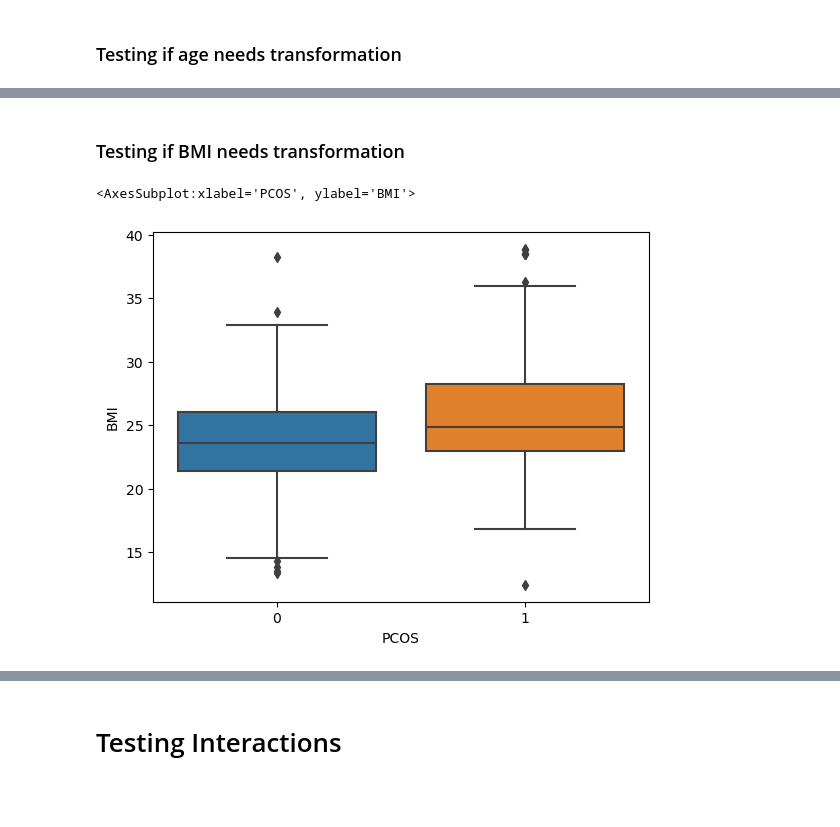
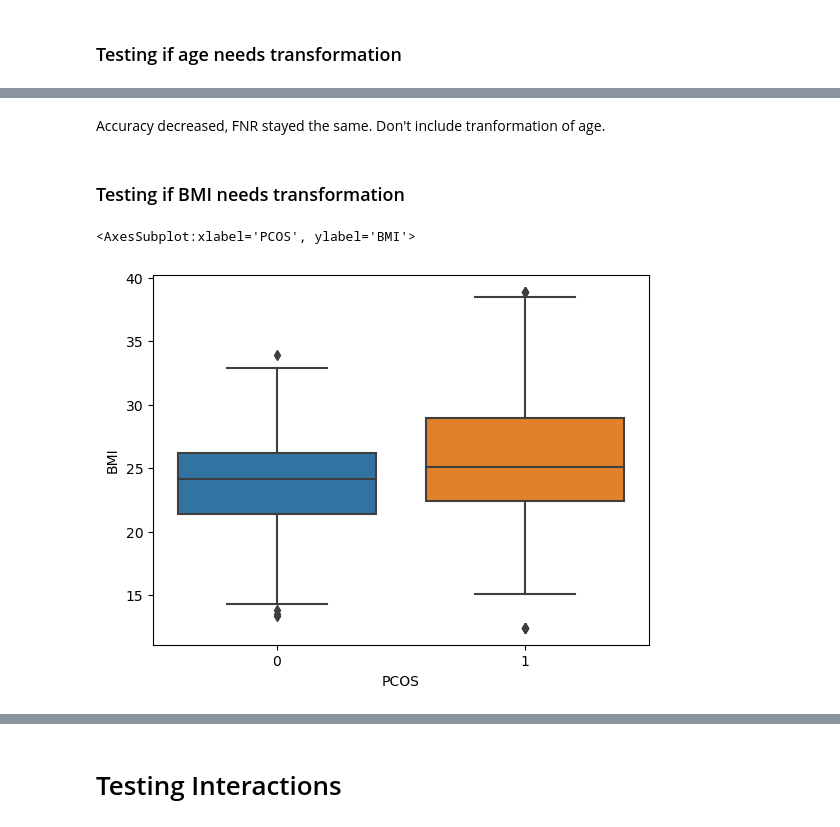
Before and after one commit to ericaez/STAT-303-2-Project, a Jupyter notebook: Project.ipynb, the cells around one changed output, grey strips where cells are left out. Saved outputs shown, nothing was run; the diff lists cells and outputs as text; code cells hidden in the pictures; blank space fills up the shorter version.

```diff
--- a/Project.ipynb
+++ b/Project.ipynb
@@ -194,0 +441,4 @@ data.head()
+# %%
+np.random.seed(2)
+train = data.sample(round(data.shape[0]*0.67))
+test = data.drop(train.index)
@@ -204,6 +722,6 @@ sns.boxplot(x = 'PCOS', y = 'age', data = data)
 # %%
 #Binning Age
-binned_age = pd.qcut(data['age'], 10, retbins=True)
-data['age_binned'] = binned_age[0]
+binned_age = pd.qcut(train['age'], 7, retbins=True)
+train['age_binned'] = binned_age[0]
 # %%
 #Finding percentage of people having diabetes in each Age bin
@@ -231,0 +747,14 @@ We observe that the probability of people having PCOS does not keep decreasing m
+# %%
+#Creating a function to bin age so that it can be applied to both the test and train datasets
+def var_transform(data):
+    binned_age = pd.qcut(train['age'],7,retbins=True)
+    bins = binned_age[1]
+    data['age_binned'] = pd.cut(data['age'],bins = bins)
+    dum = pd.get_dummies(data.age_binned,drop_first = True)
+    dum.columns = ['age'+str(x) for x in range(1,len(bins)-1)]
+    data = pd.concat([data,dum], axis = 1)
+    return data
+# %%
+#Binning age using the function var_transform()
+train = var_transform(train)
+test = var_transform(test)
@@ -232,7 +807,9 @@ We observe that the probability of people having PCOS does not keep decreasing m
+# %% [markdown]
+Accuracy decreased, FNR stayed the same. Don't include tranformation of age.
 # %% [markdown]
 ### Testing if BMI needs transformation
 # %%
-sns.boxplot(x = 'PCOS', y = 'BMI', data = data)
+sns.boxplot(x = 'PCOS', y = 'BMI', data = train)
 # %% [output]
 <AxesSubplot:xlabel='PCOS', ylabel='BMI'>
-[figure, old version]
+[figure, new version]
```
Also changed, not shown: parts of 147 cells of this notebook.
